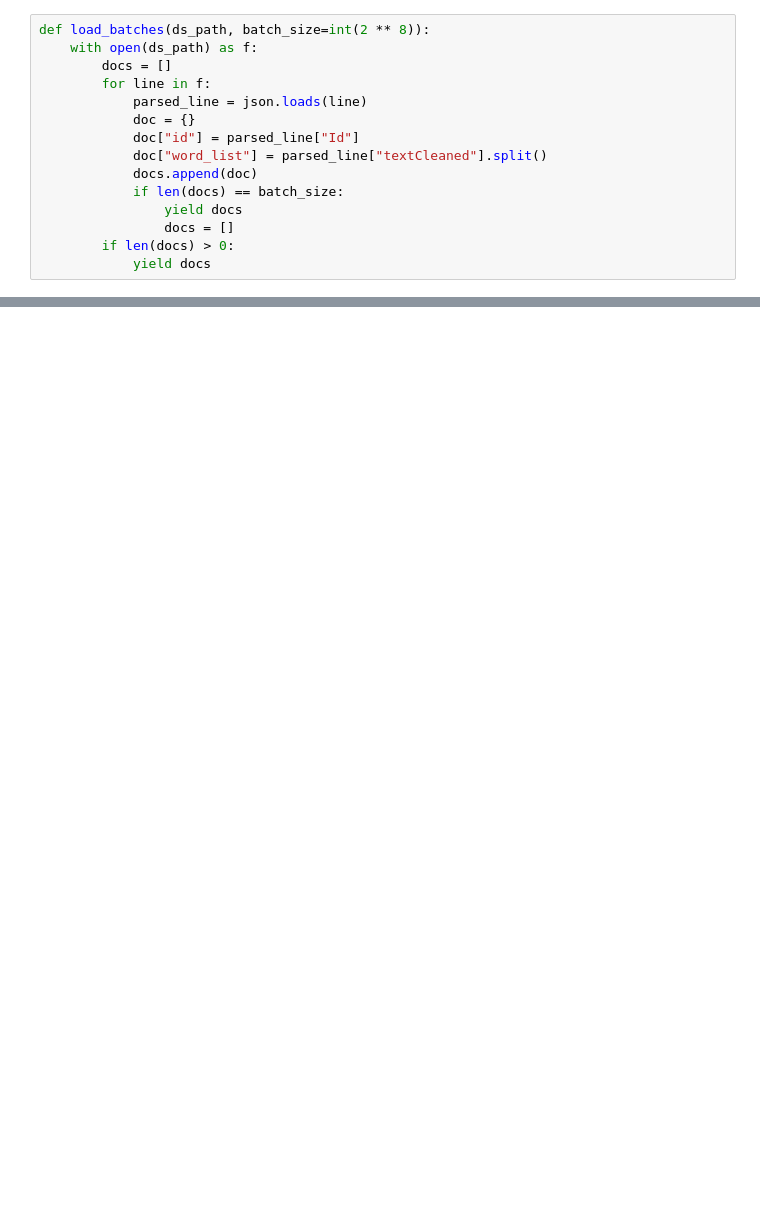
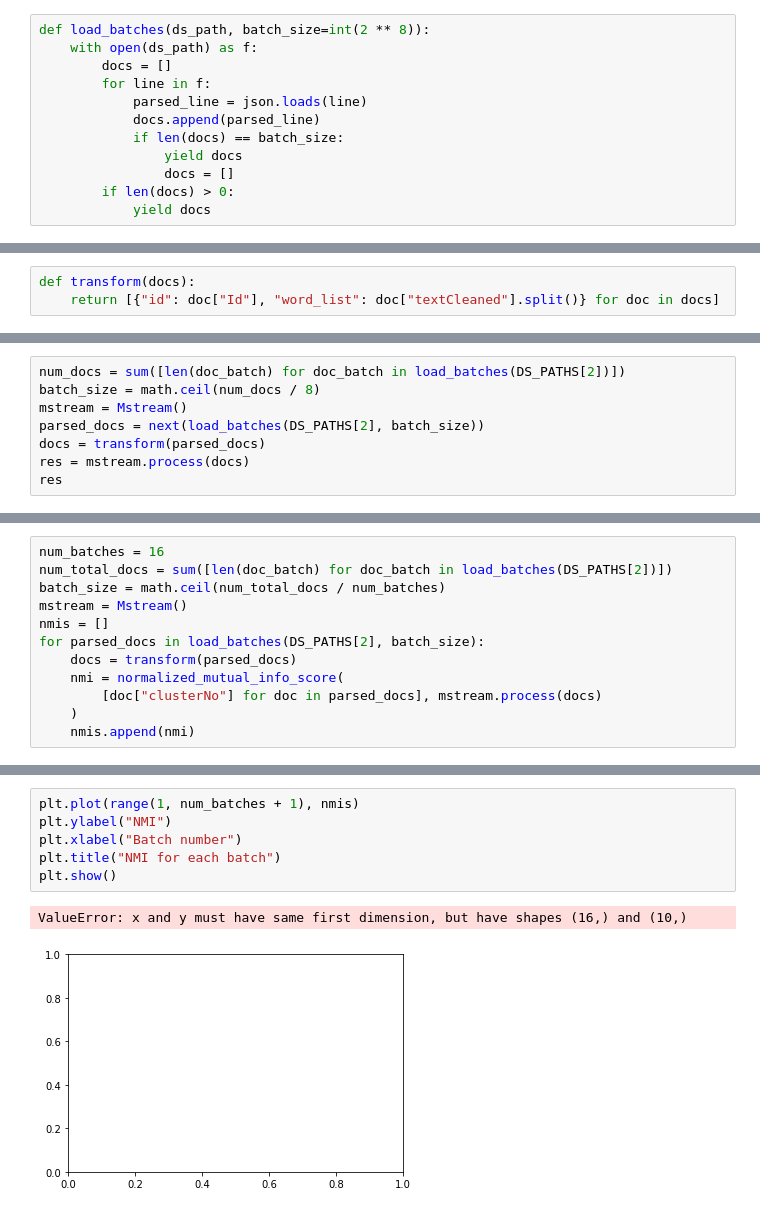
Before and after one commit to MIN605472/py-mstream, a Jupyter notebook: evaluation.ipynb, the cells around one changed output, grey strips where cells are left out. Cells and saved outputs as stored; diff of their text form; blank space fills up the shorter version.

```diff
--- a/evaluation.ipynb
+++ b/evaluation.ipynb
@@ -25,10 +33,7 @@ def load_batches(ds_path, batch_size=int(2 ** 8)):
         docs = []
         for line in f:
             parsed_line = json.loads(line)
-            doc = {}
-            doc["id"] = parsed_line["Id"]
-            doc["word_list"] = parsed_line["textCleaned"].split()
-            docs.append(doc)
+            docs.append(parsed_line)
             if len(docs) == batch_size:
                 yield docs
                 docs = []
@@ -45,0 +44,3 @@ KeyError: None
+# %%
+def transform(docs):
+    return [{"id": doc["Id"], "word_list": doc["textCleaned"].split()} for doc in docs]
@@ -45,0 +54,8 @@ KeyError: None
+# %%
+num_docs = sum([len(doc_batch) for doc_batch in load_batches(DS_PATHS[2])])
+batch_size = math.ceil(num_docs / 8)
+mstream = Mstream()
+parsed_docs = next(load_batches(DS_PATHS[2], batch_size))
+docs = transform(parsed_docs)
+res = mstream.process(docs)
+res
@@ -45,0 +83,12 @@ KeyError: None
+# %%
+num_batches = 16
+num_total_docs = sum([len(doc_batch) for doc_batch in load_batches(DS_PATHS[2])])
+batch_size = math.ceil(num_total_docs / num_batches)
+mstream = Mstream()
+nmis = []
+for parsed_docs in load_batches(DS_PATHS[2], batch_size):
+    docs = transform(parsed_docs)
+    nmi = normalized_mutual_info_score(
+        [doc["clusterNo"] for doc in parsed_docs], mstream.process(docs)
+    )
+    nmis.append(nmi)
@@ -45,0 +97,9 @@ KeyError: None
+# %%
+plt.plot(range(1, num_batches + 1), nmis)
+plt.ylabel("NMI")
+plt.xlabel("Batch number")
+plt.title("NMI for each batch")
+plt.show()
+# %% [output]
+ValueError: x and y must have same first dimension, but have shapes (16,) and (10,)
+[figure, added]
```
Also changed, not shown: parts of 14 cells of this notebook, 3 other files.
